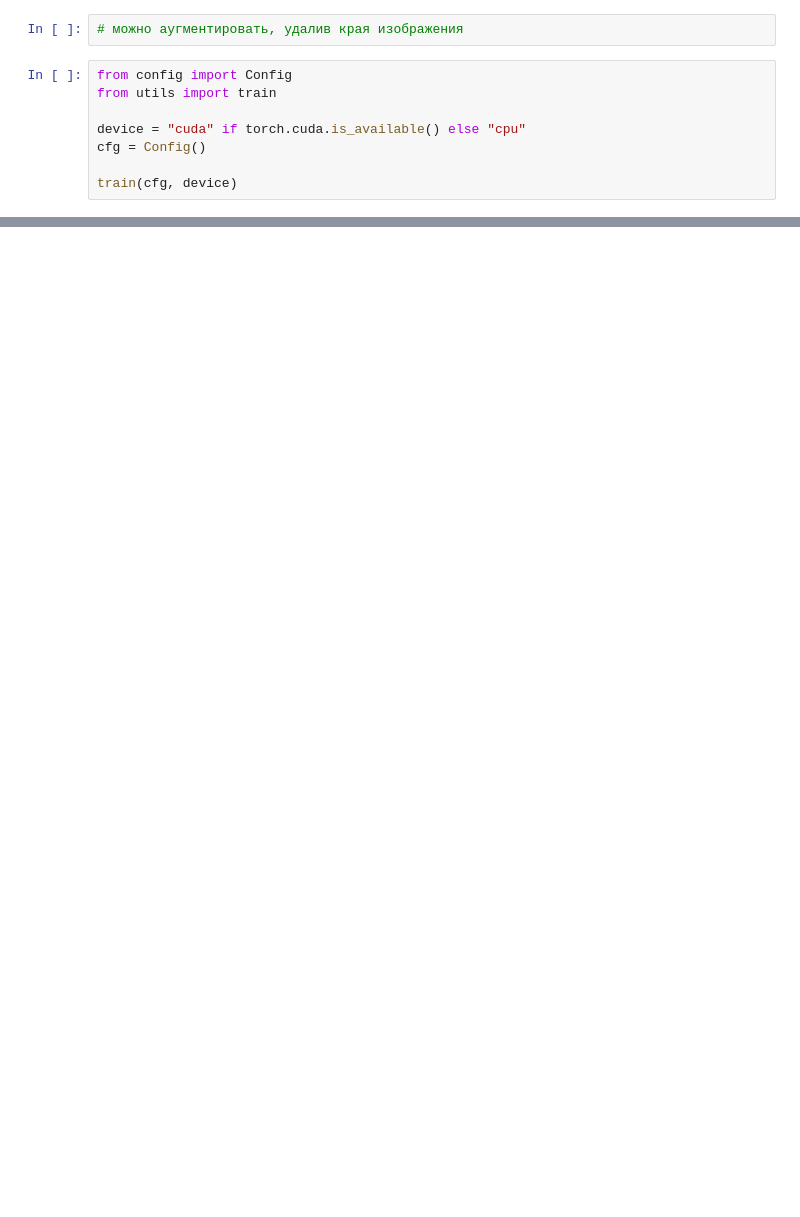
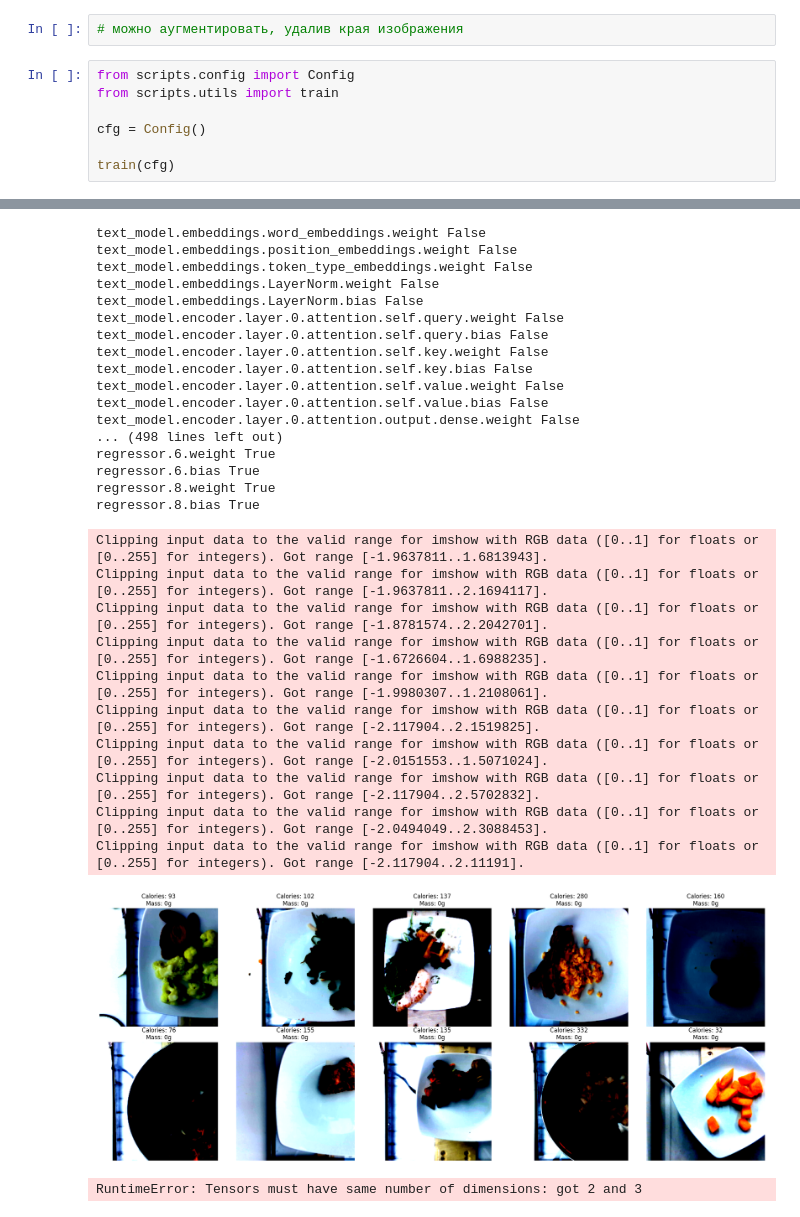
Before and after one commit to maxhubminer/calories-predictor, a Jupyter notebook: dishes/main.ipynb, the cells around one changed output, grey strips where cells are left out. Cells and saved outputs as stored; diff of their text form; blank space fills up the shorter version.

```diff
--- a/dishes/main.ipynb
+++ b/dishes/main.ipynb
@@ -1,11 +1,10 @@
 # %%
 # можно аугментировать, удалив края изображения
 # %%
-from config import Config
-from utils import train
+from scripts.config import Config
+from scripts.utils import train
 
-device = "cuda" if torch.cuda.is_available() else "cpu"
 cfg = Config()
 
-train(cfg, device)
+train(cfg)
 # %% [output]
@@ -12,0 +25,29 @@ ModuleNotFoundError: No module named 'config'
+text_model.embeddings.word_embeddings.weight False
+text_model.embeddings.position_embeddings.weight False
+text_model.embeddings.token_type_embeddings.weight False
+text_model.embeddings.LayerNorm.weight False
+text_model.embeddings.LayerNorm.bias False
+text_model.encoder.layer.0.attention.self.query.weight False
+text_model.encoder.layer.0.attention.self.query.bias False
+text_model.encoder.layer.0.attention.self.key.weight False
+text_model.encoder.layer.0.attention.self.key.bias False
+text_model.encoder.layer.0.attention.self.value.weight False
+text_model.encoder.layer.0.attention.self.value.bias False
+text_model.encoder.layer.0.attention.output.dense.weight False
+... (498 lines left out)
+regressor.6.weight True
+regressor.6.bias True
+regressor.8.weight True
+regressor.8.bias True
+Clipping input data to the valid range for imshow with RGB data ([0..1] for floats or [0..255] for integers). Got range [-1.9637811..1.6813943].
+Clipping input data to the valid range for imshow with RGB data ([0..1] for floats or [0..255] for integers). Got range [-1.9637811..2.1694117].
+Clipping input data to the valid range for imshow with RGB data ([0..1] for floats or [0..255] for integers). Got range [-1.8781574..2.2042701].
+Clipping input data to the valid range for imshow with RGB data ([0..1] for floats or [0..255] for integers). Got range [-1.6726604..1.6988235].
+Clipping input data to the valid range for imshow with RGB data ([0..1] for floats or [0..255] for integers). Got range [-1.9980307..1.2108061].
+Clipping input data to the valid range for imshow with RGB data ([0..1] for floats or [0..255] for integers). Got range [-2.117904..2.1519825].
+Clipping input data to the valid range for imshow with RGB data ([0..1] for floats or [0..255] for integers). Got range [-2.0151553..1.5071024].
+Clipping input data to the valid range for imshow with RGB data ([0..1] for floats or [0..255] for integers). Got range [-2.117904..2.5702832].
+Clipping input data to the valid range for imshow with RGB data ([0..1] for floats or [0..255] for integers). Got range [-2.0494049..2.3088453].
+Clipping input data to the valid range for imshow with RGB data ([0..1] for floats or [0..255] for integers). Got range [-2.117904..2.11191].
+[figure, added]
+RuntimeError: Tensors must have same number of dimensions: got 2 and 3
```
Also changed, not shown: parts of 1 cell of this notebook, 6 other files.
